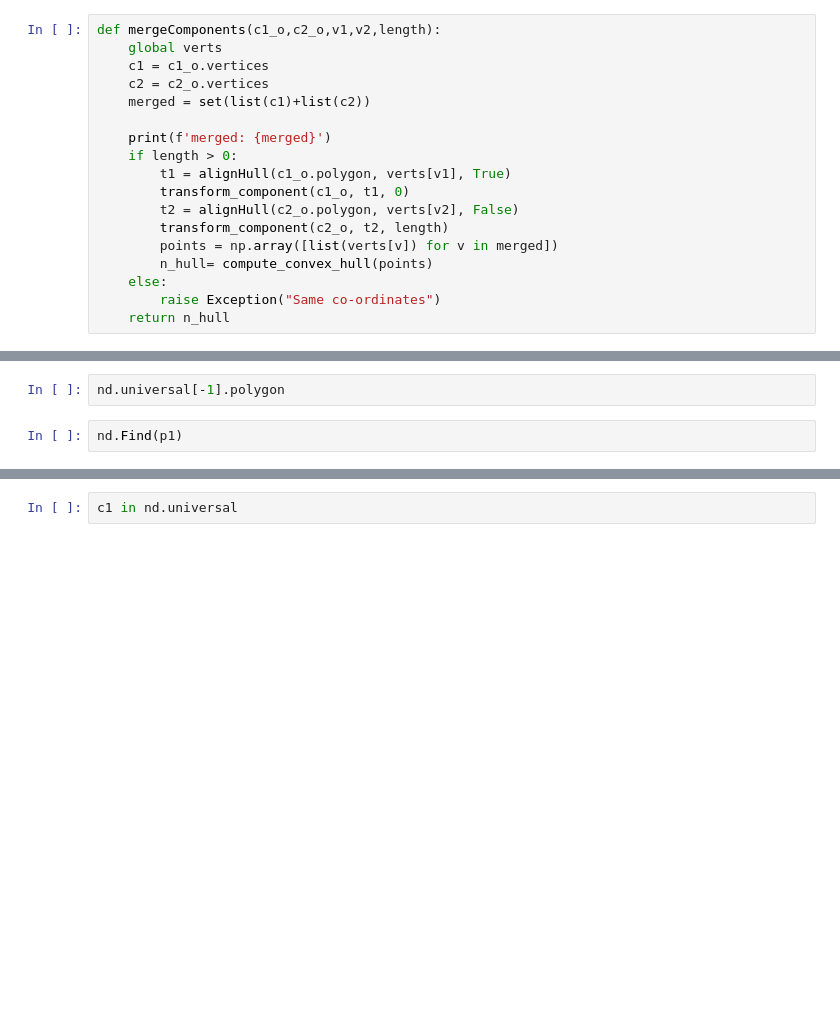
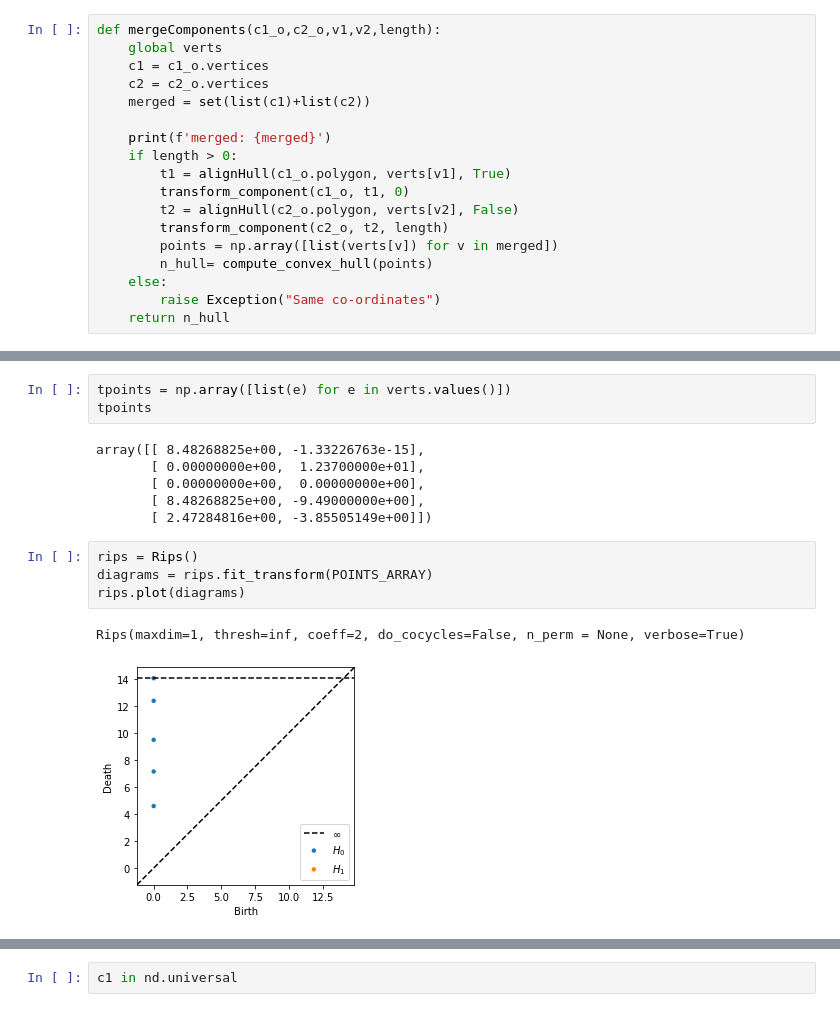
Before and after one commit to aniketbote/topomap-project, a Jupyter notebook: Topomap-prototype.ipynb, the cells around one changed output, grey strips where cells are left out. Saved outputs shown, nothing was run; the diff lists cells and outputs as text; blank space fills up the shorter version.

```diff
--- a/Topomap-prototype.ipynb
+++ b/Topomap-prototype.ipynb
@@ -227,5 +250,17 @@ verts
 # %%
-nd.universal[-1].polygon
+tpoints = np.array([list(e) for e in verts.values()])
+tpoints
+# %% [output]
+array([[ 8.48268825e+00, -1.33226763e-15],
+       [ 0.00000000e+00,  1.23700000e+01],
+       [ 0.00000000e+00,  0.00000000e+00],
+       [ 8.48268825e+00, -9.49000000e+00],
+       [ 2.47284816e+00, -3.85505149e+00]])
 # %%
-nd.Find(p1)
+rips = Rips()
+diagrams = rips.fit_transform(POINTS_ARRAY)
+rips.plot(diagrams)
+# %% [output]
+Rips(maxdim=1, thresh=inf, coeff=2, do_cocycles=False, n_perm = None, verbose=True)
+[figure, added]
 # %%
```
Also changed, not shown: parts of 11 cells of this notebook.
